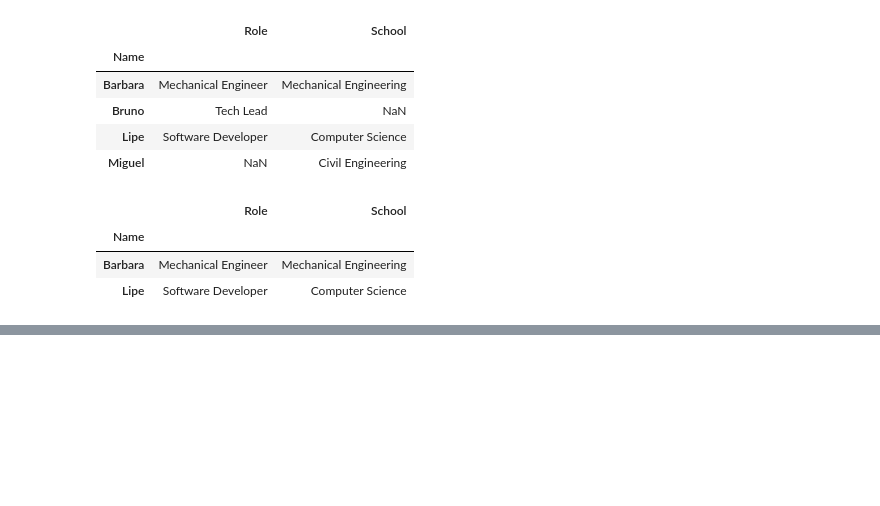
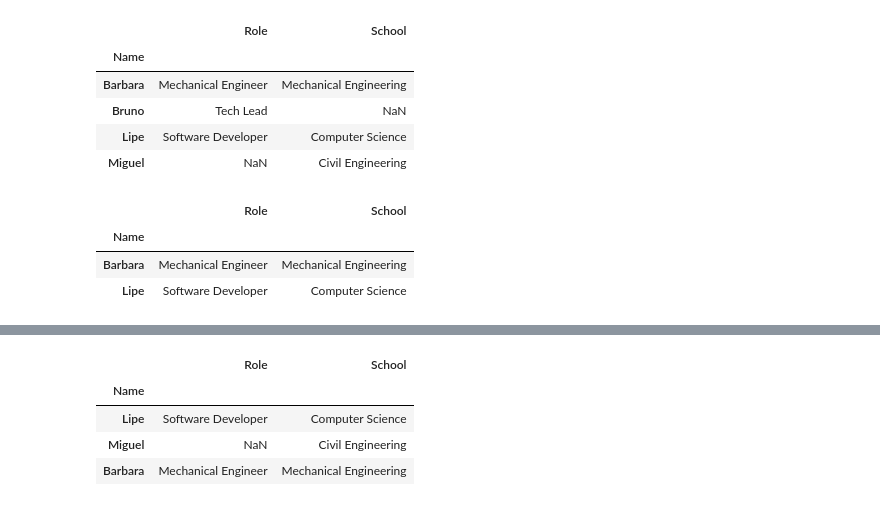
Before and after one commit to brunofbpaula/DataScience-UM-Coursera, a Jupyter notebook: Pandas/DataFrame/MergingDataFrames.ipynb, the cells around one changed output, grey strips where cells are left out. Cells and saved outputs as stored; diff of their text form; code cells hidden in the pictures; blank space fills up the shorter version.

```diff
--- a/Pandas/DataFrame/MergingDataFrames.ipynb
+++ b/Pandas/DataFrame/MergingDataFrames.ipynb
@@ -54,0 +65,9 @@ pd.merge(staff_df, students_df, how='inner', left_index=True, right_index=True)
+# %%
+# Now same thing on the contrary (all information on the right)
+pd.merge(staff_df, students_df, how='right', left_index=True, right_index=True)
+# %% [output]
+|  | Role | School |
+| Name |  |  |
+| Lipe | Software Developer | Computer Science |
+| Miguel | NaN | Civil Engineering |
+| Barbara | Mechanical Engineer | Mechanical Engineering |
```
Also changed, not shown: parts of 5 cells of this notebook.
